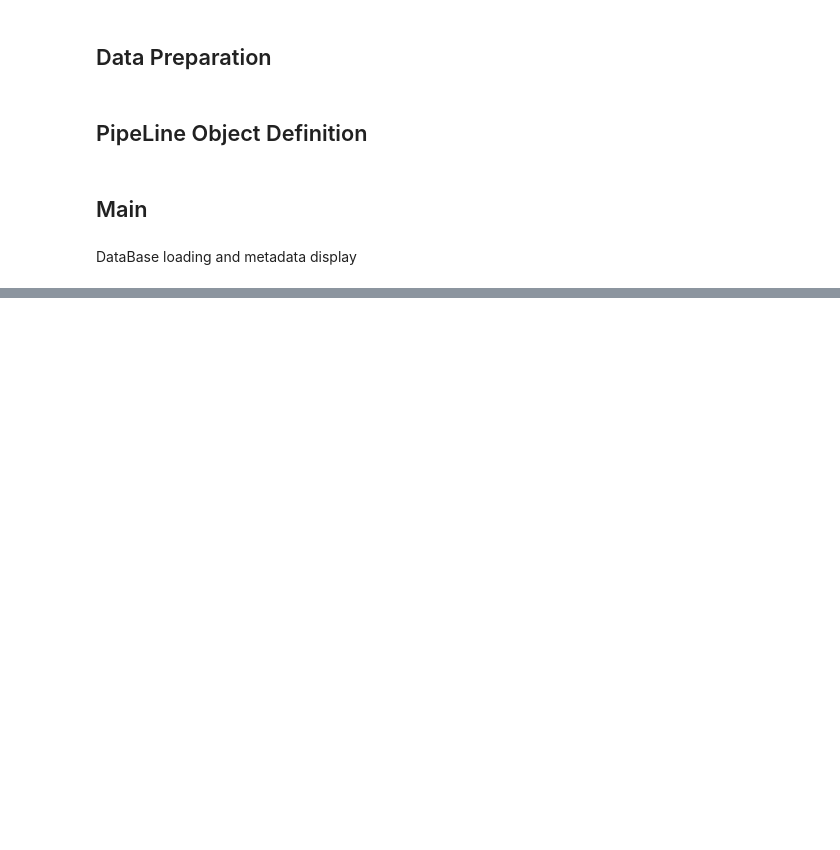
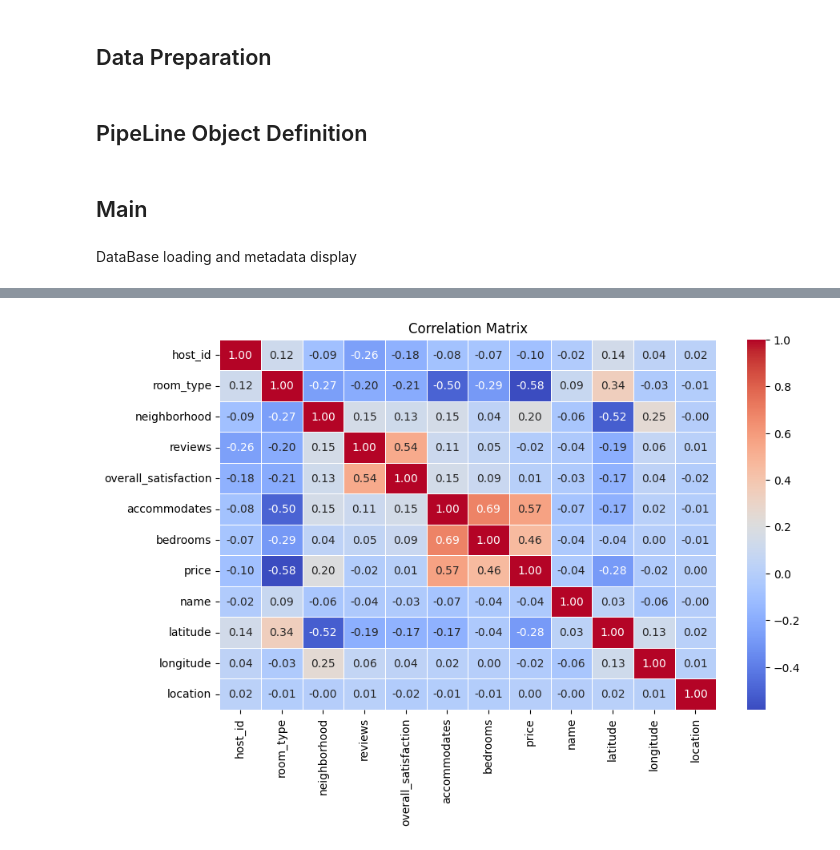
Before and after one commit to Gutelvam/AIFundamentsClass, a Jupyter notebook: notebooks/Assessment_2_multimodel_pipeline.ipynb, the cells around one changed output, grey strips where cells are left out. Saved outputs shown, nothing was run; the diff lists cells and outputs as text; code cells hidden in the pictures; blank space fills up the shorter version.

```diff
--- a/notebooks/Assessment_2_multimodel_pipeline.ipynb
+++ b/notebooks/Assessment_2_multimodel_pipeline.ipynb
@@ -168,0 +630,4 @@ data shape: (13578, 20)
+# %%
+airbnb_data_prep.plot_correlation_matrix()
+# %% [output]
+[figure, added]
```
Also changed, not shown: parts of 8 cells of this notebook.
